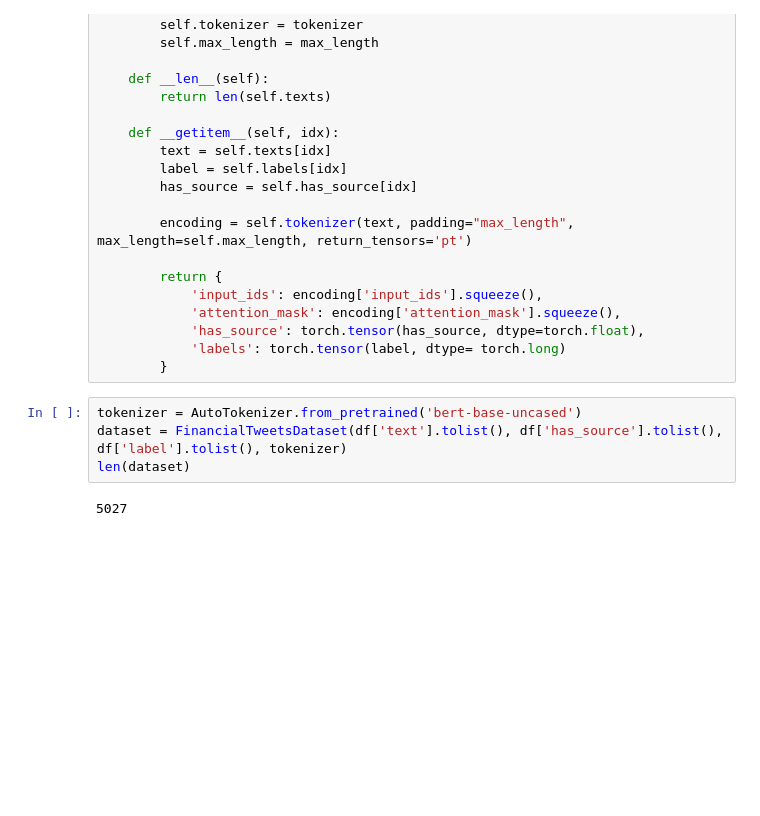
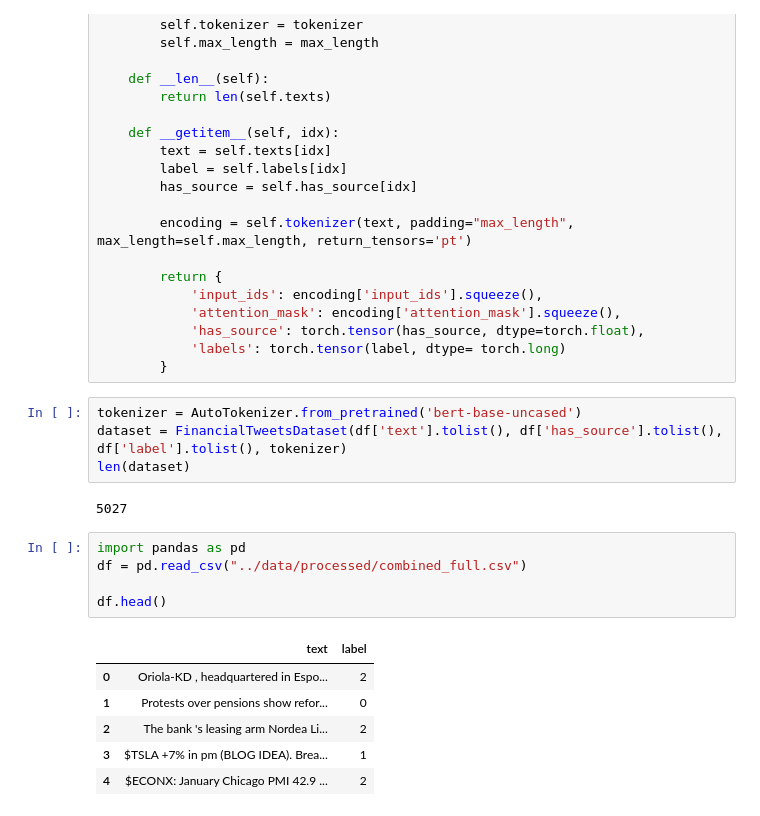
Before and after one commit to ForYourEyesOnlyyy/Sentiment_Analysis_for_Financial_News, a Jupyter notebook: notebooks/feature_engineering.ipynb, the cells around one changed output. Drawn from its saved outputs; the diff is of its cells as text; blank space fills up the shorter version.

```diff
--- a/notebooks/feature_engineering.ipynb
+++ b/notebooks/feature_engineering.ipynb
@@ -333,3 +333,15 @@ dataset = FinancialTweetsDataset(df['text'].tolist(), df['has_source'].tolist(),
 len(dataset)
 # %% [output]
 5027
+# %%
+import pandas as pd
+df = pd.read_csv("../data/processed/combined_full.csv")
+
+df.head()
+# %% [output]
+|  | text | label |
+| 0 | Oriola-KD , headquartered in Espo... | 2 |
+| 1 | Protests over pensions show refor... | 0 |
+| 2 | The bank 's leasing arm Nordea Li... | 2 |
+| 3 | $TSLA +7% in pm (BLOG IDEA). Brea... | 1 |
+| 4 | $ECONX: January Chicago PMI 42.9 ... | 2 |
```
Also changed, not shown: parts of 6 cells of this notebook, 3 other files.
